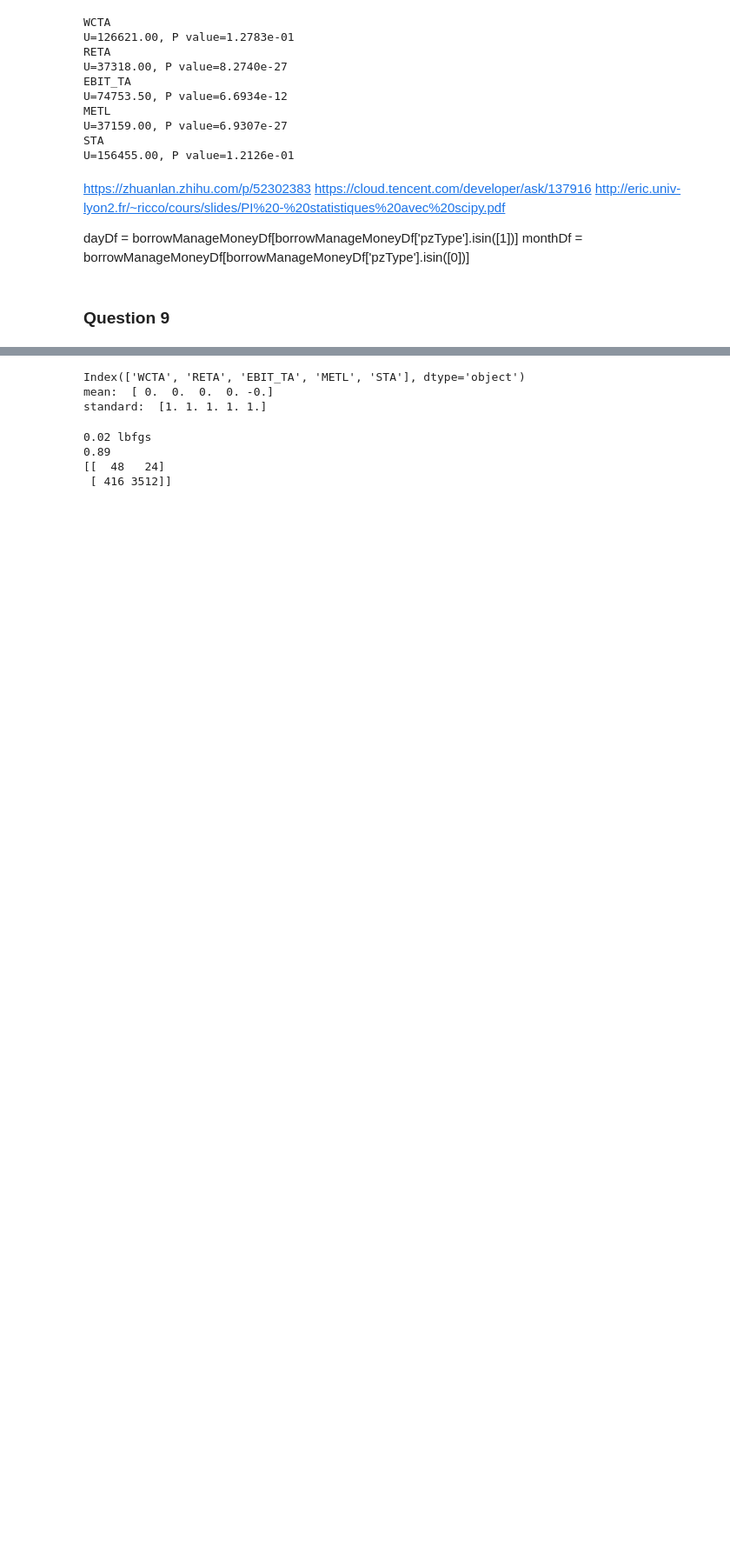
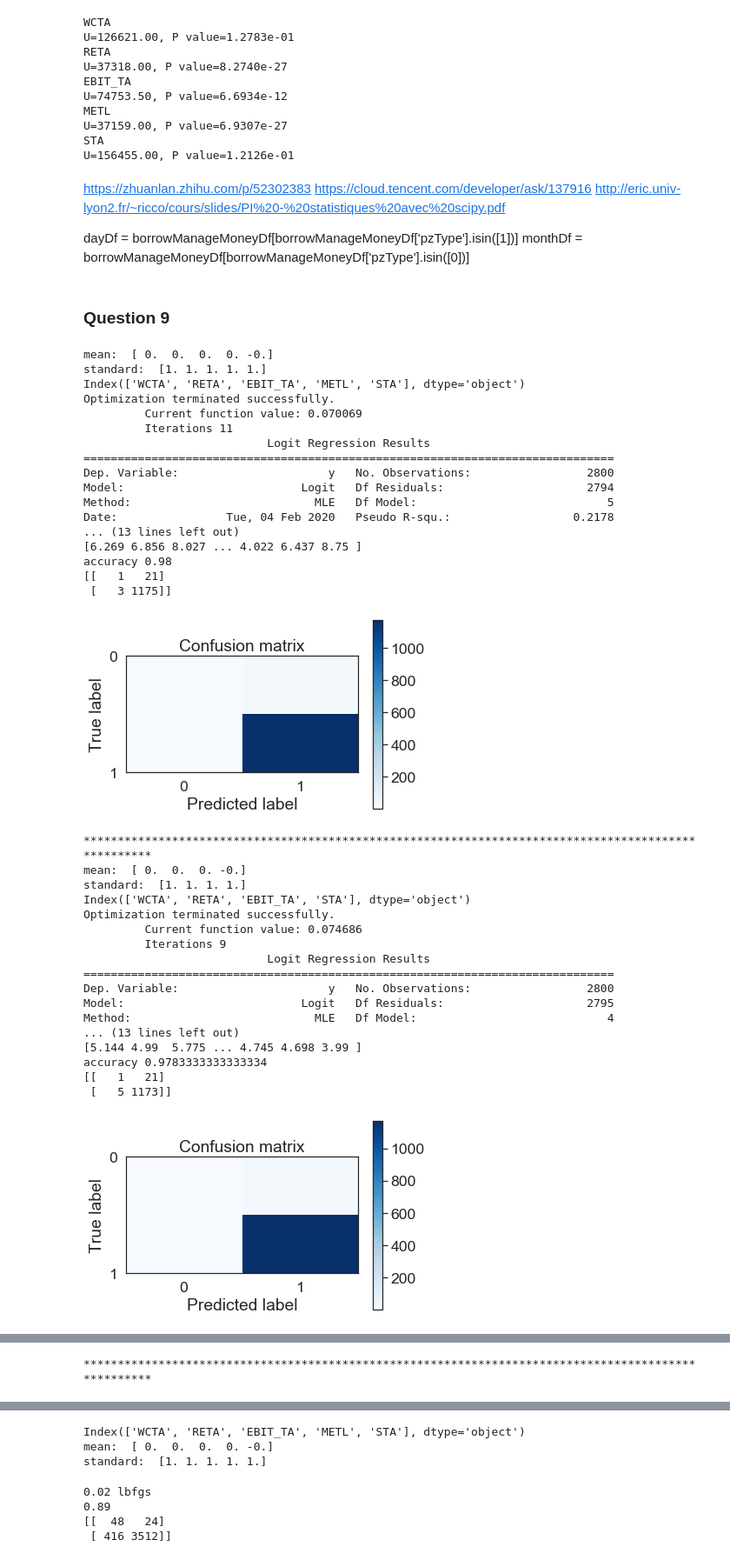
Before and after one commit to zcc126/Projet-Scoring, a Jupyter notebook: projet scoring/Scoring_partie_A_version_2.ipynb, the cells around one changed output, grey strips where cells are left out. Shown: that part at 87% size. Drawn from its saved outputs; the diff is of its cells as text; code cells hidden in the pictures; blank space fills up the shorter version.

```diff
--- a/projet scoring/Scoring_partie_A_version_2.ipynb
+++ b/projet scoring/Scoring_partie_A_version_2.ipynb
@@ -318,3 +308,70 @@ def ROC_AUC (y_test,y_pred_proba):
     plt.ylim([0.0,1.0])
     plt.legend(loc='lower right')
     plt.show()
+# %%
+# logit
+import statsmodels.api as sma
+from sklearn.model_selection import StratifiedShuffleSplit
+
+for i in data_rassemble.values():
+    X=standardisation_z_score(i)
+    print(i.columns)
+    y=np.array(data['Default'])
+
+    ssf=StratifiedShuffleSplit(n_splits=1,test_size=0.3,random_state=42) # 1 test & train
+    for train_index, test_index in ssf.split(X,y):
+        X_train,X_test=X[train_index],X[test_index]
+        y_train,y_test=y[train_index],y[test_index]
+        X_train=sma.add_constant(X_train) # ajout constant beta_0
+        X_test=sma.add_constant(X_test)
+        lr=sma.Logit(y_train,X_train)
+        result=lr.fit()
+        print(result.summary())
+        y_train_proba=X_train.dot(result.params)
+        y_train_proba+np.zeros(len(y_train_proba))
+        print(y_train_proba)
+        y_pred=result.predict(X_test) # return probabilité
+        y_pred_choix=[]
+        for i in y_pred:
+            choix=lambda x:1 if i>0.5 else 0
+            y_pred_choix.append(choix(i))
+        print("accuracy",accuracy_score(y_test,np.array(y_pred_choix)))
+        confusionmatrix (y_test,np.array(y_pred_choix))
+        print(100*"*")
+# %% [output]
+mean:  [ 0.  0.  0.  0. -0.]
+standard:  [1. 1. 1. 1. 1.]
+Index(['WCTA', 'RETA', 'EBIT_TA', 'METL', 'STA'], dtype='object')
+Optimization terminated successfully.
+         Current function value: 0.070069
+         Iterations 11
+                           Logit Regression Results
+==============================================================================
+Dep. Variable:                      y   No. Observations:                 2800
+Model:                          Logit   Df Residuals:                     2794
+Method:                           MLE   Df Model:                            5
+Date:                Tue, 04 Feb 2020   Pseudo R-squ.:                  0.2178
+... (13 lines left out)
+[6.269 6.856 8.027 ... 4.022 6.437 8.75 ]
+accuracy 0.98
+[[   1   21]
+ [   3 1175]]
+[figure, added]
+****************************************************************************************************
+mean:  [ 0.  0.  0. -0.]
+standard:  [1. 1. 1. 1.]
+Index(['WCTA', 'RETA', 'EBIT_TA', 'STA'], dtype='object')
+Optimization terminated successfully.
+         Current function value: 0.074686
+         Iterations 9
+                           Logit Regression Results
+==============================================================================
+Dep. Variable:                      y   No. Observations:                 2800
+Model:                          Logit   Df Residuals:                     2795
+Method:                           MLE   Df Model:                            4
+... (13 lines left out)
+[5.144 4.99  5.775 ... 4.745 4.698 3.99 ]
+accuracy 0.9783333333333334
+[[   1   21]
+ [   5 1173]]
+[figure, added]
@@ -320,0 +414 @@ def ROC_AUC (y_test,y_pred_proba):
+****************************************************************************************************
```
Also changed, not shown: parts of 4 cells of this notebook.
